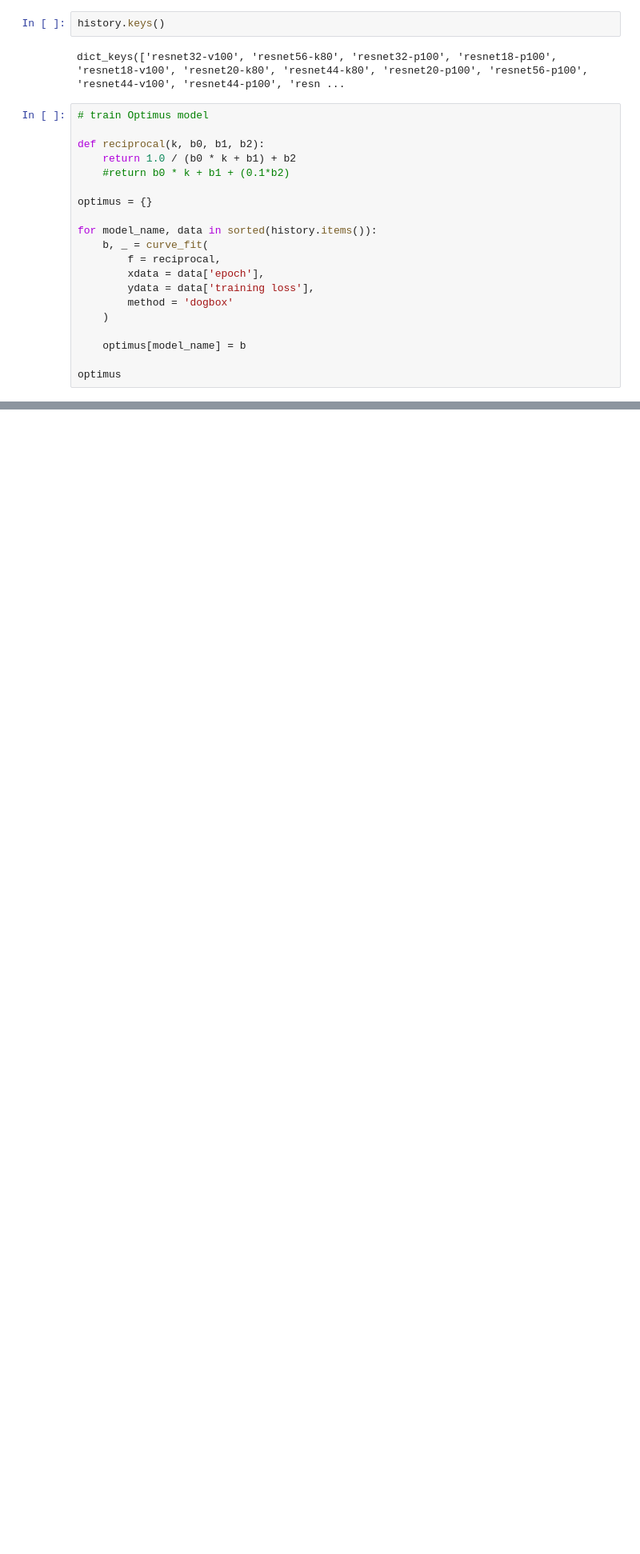
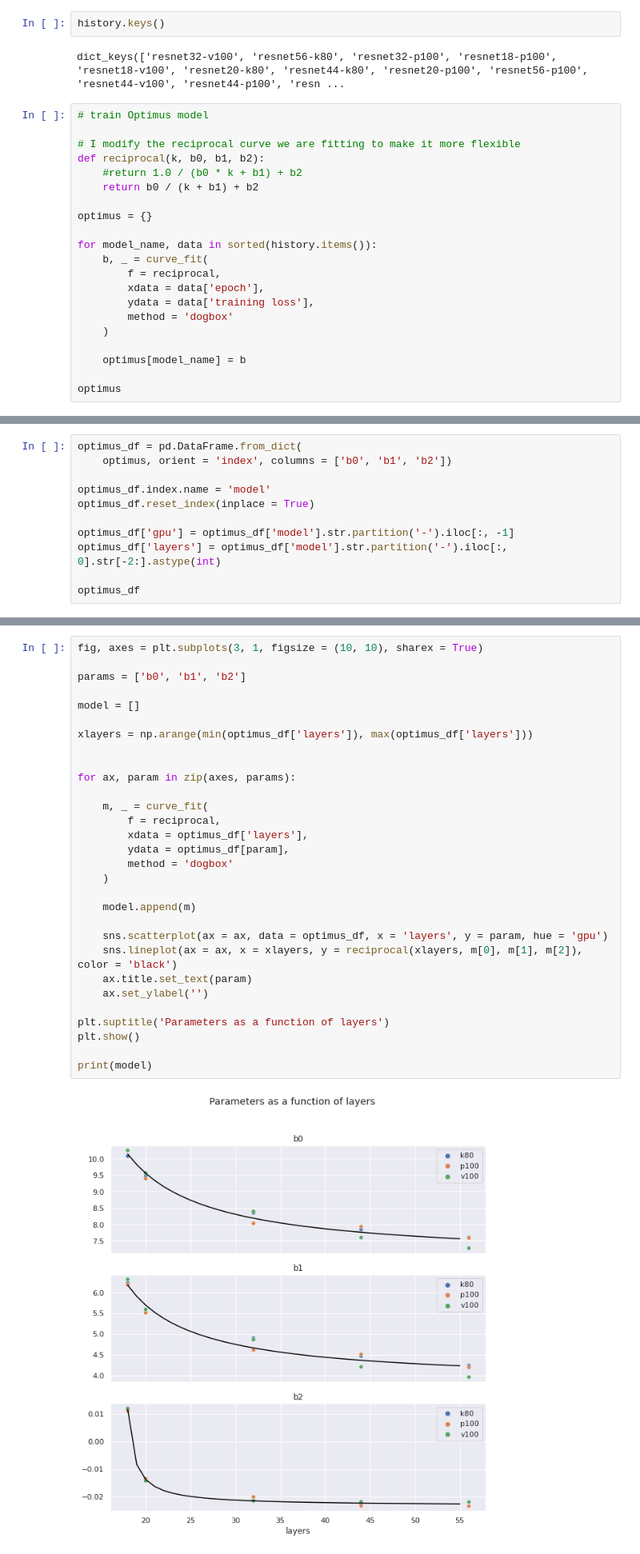
Before and after one commit to joearedmond/coms-dl-sys-optimus, a Jupyter notebook: 4-optimus.ipynb, the cells around one changed output, grey strips where cells are left out. Shown: that part at 80% size. Drawn from its saved outputs; the diff is of its cells as text; blank space fills up the shorter version.

```diff
--- a/4-optimus.ipynb
+++ b/4-optimus.ipynb
@@ -91,9 +92,10 @@ dict_keys(['resnet32-v100', 'resnet56-k80', 'resnet32-p100', 'resnet18-p100', 'r
 # %%
 # train Optimus model
 
+# I modify the reciprocal curve we are fitting to make it more flexible
 def reciprocal(k, b0, b1, b2):
-    return 1.0 / (b0 * k + b1) + b2
-    #return b0 * k + b1 + (0.1*b2)
+    #return 1.0 / (b0 * k + b1) + b2
+    return b0 / (k + b1) + b2
 
 optimus = {}
 
@@ -148,0 +153,11 @@ plt.show()
+# %%
+optimus_df = pd.DataFrame.from_dict(
+    optimus, orient = 'index', columns = ['b0', 'b1', 'b2'])
+
+optimus_df.index.name = 'model'
+optimus_df.reset_index(inplace = True)
+
+optimus_df['gpu'] = optimus_df['model'].str.partition('-').iloc[:, -1]
+optimus_df['layers'] = optimus_df['model'].str.partition('-').iloc[:, 0].str[-2:].astype(int)
+
+optimus_df
@@ -148,0 +181,32 @@ plt.show()
+# %%
+fig, axes = plt.subplots(3, 1, figsize = (10, 10), sharex = True)
+
+params = ['b0', 'b1', 'b2']
+
+model = []
+
+xlayers = np.arange(min(optimus_df['layers']), max(optimus_df['layers']))
+
+
+for ax, param in zip(axes, params):
+
+    m, _ = curve_fit(
+        f = reciprocal,
+        xdata = optimus_df['layers'],
+        ydata = optimus_df[param],
+        method = 'dogbox'
+    )
+
+    model.append(m)
+
+    sns.scatterplot(ax = ax, data = optimus_df, x = 'layers', y = param, hue = 'gpu')
+    sns.lineplot(ax = ax, x = xlayers, y = reciprocal(xlayers, m[0], m[1], m[2]), color = 'black')
+    ax.title.set_text(param)
+    ax.set_ylabel('')
+
+plt.suptitle('Parameters as a function of layers')
+plt.show()
+
+print(model)
+# %% [output]
+[figure, added]
```
Also changed, not shown: parts of 9 cells of this notebook.
